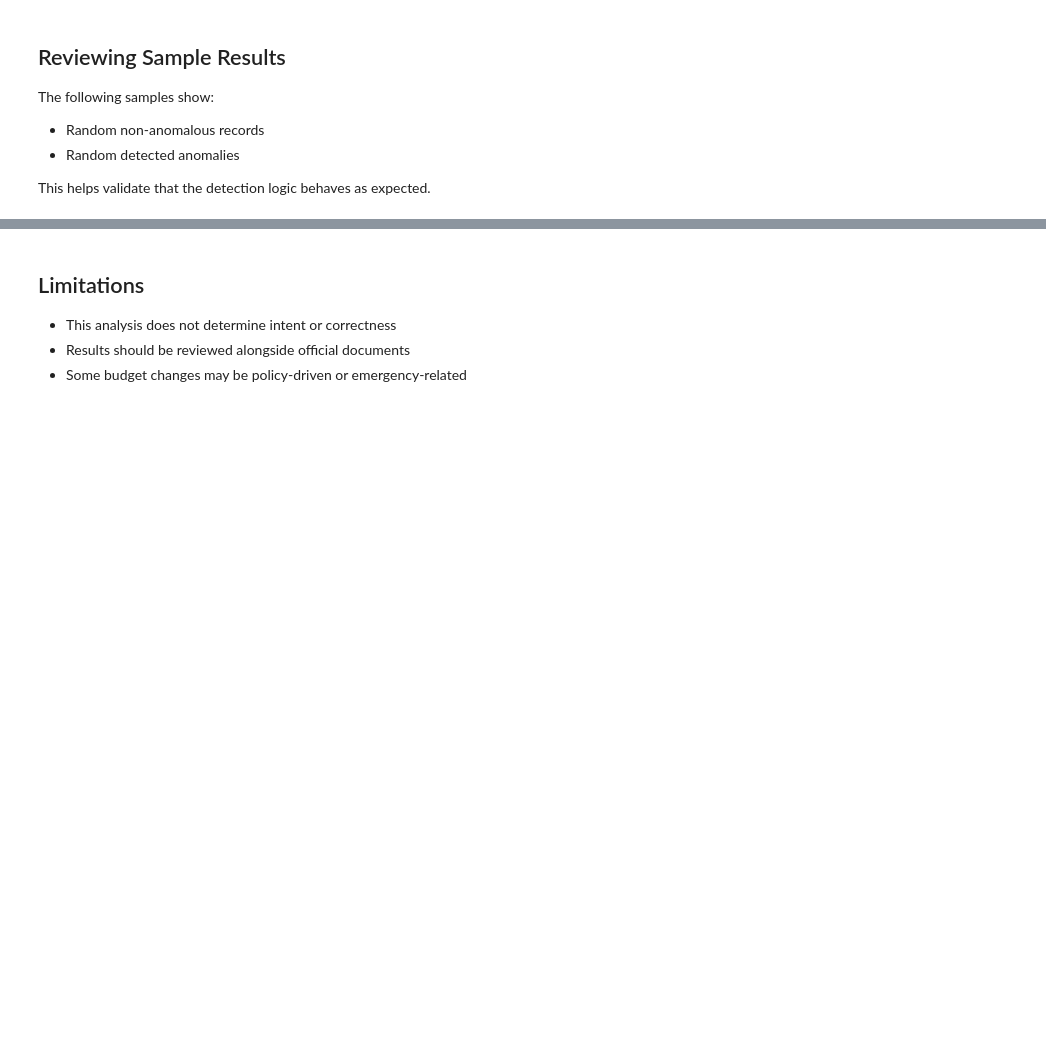
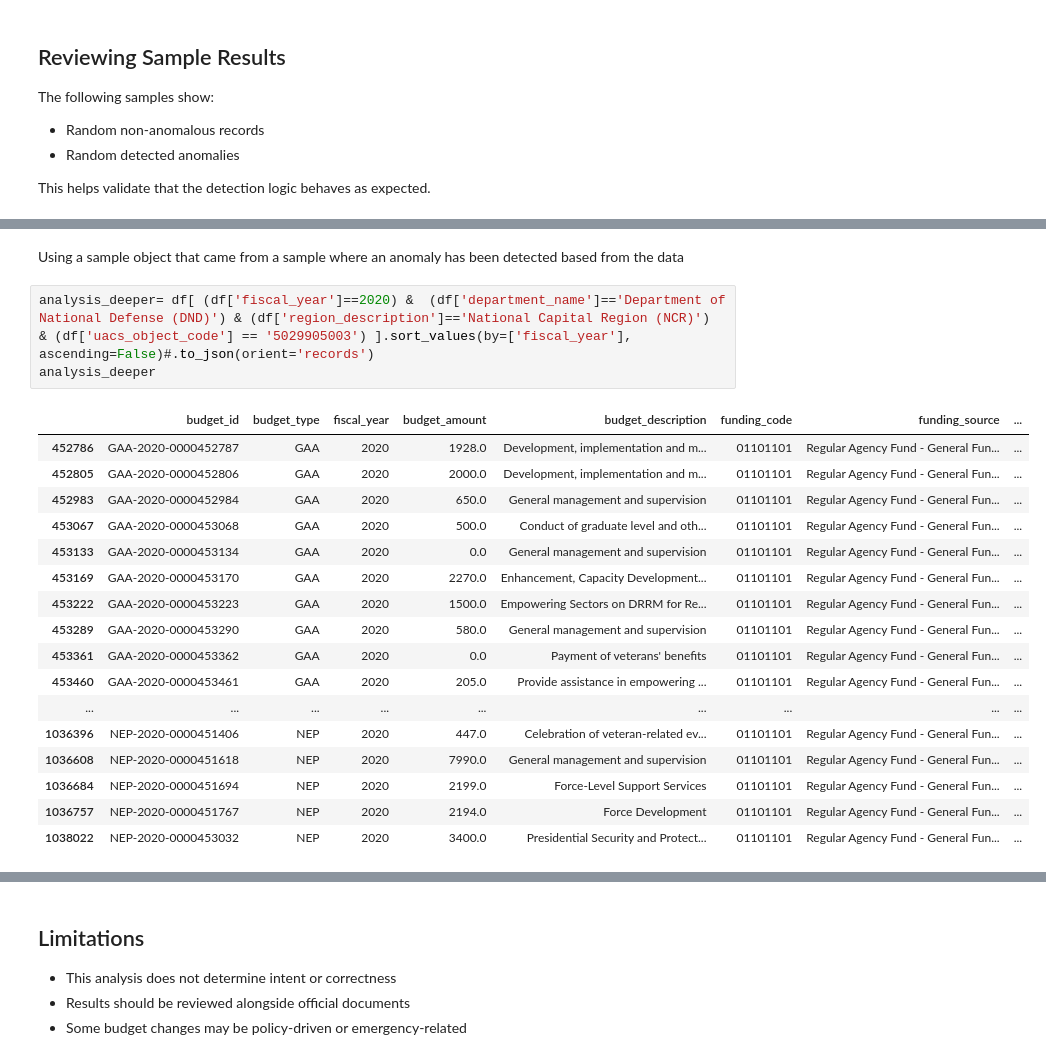
Before and after one commit to msamuelcn/ai-for-good-ph-budget-data, a Jupyter notebook: anomaly_detection_presentation.ipynb, the cells around one changed output, grey strips where cells are left out. Cells and saved outputs as stored; diff of their text form; blank space fills up the shorter version.

```diff
--- a/anomaly_detection_presentation.ipynb
+++ b/anomaly_detection_presentation.ipynb
@@ -249,0 +264,23 @@ merged[merged['is_anomaly']].sample(5, random_state=42)
+# %% [markdown]
+Using a sample object that came from a sample where an anomaly has been detected based from the data
+# %%
+analysis_deeper= df[ (df['fiscal_year']==2020) &  (df['department_name']=='Department of National Defense (DND)') & (df['region_description']=='National Capital Region (NCR)')  & (df['uacs_object_code'] == '5029905003') ].sort_values(by=['fiscal_year'], ascending=False)#.to_json(orient='records')
+analysis_deeper
+# %% [output]
+|  | budget_id | budget_type | fiscal_year | budget_amount | budget_description | funding_code | funding_source | ... |
+| 452786 | GAA-2020-0000452787 | GAA | 2020 | 1928.0 | Development, implementation and m... | 01101101 | Regular Agency Fund - General Fun... | ... |
+| 452805 | GAA-2020-0000452806 | GAA | 2020 | 2000.0 | Development, implementation and m... | 01101101 | Regular Agency Fund - General Fun... | ... |
+| 452983 | GAA-2020-0000452984 | GAA | 2020 | 650.0 | General management and supervision | 01101101 | Regular Agency Fund - General Fun... | ... |
+| 453067 | GAA-2020-0000453068 | GAA | 2020 | 500.0 | Conduct of graduate level and oth... | 01101101 | Regular Agency Fund - General Fun... | ... |
+| 453133 | GAA-2020-0000453134 | GAA | 2020 | 0.0 | General management and supervision | 01101101 | Regular Agency Fund - General Fun... | ... |
+| 453169 | GAA-2020-0000453170 | GAA | 2020 | 2270.0 | Enhancement, Capacity Development... | 01101101 | Regular Agency Fund - General Fun... | ... |
+| 453222 | GAA-2020-0000453223 | GAA | 2020 | 1500.0 | Empowering Sectors on DRRM for Re... | 01101101 | Regular Agency Fund - General Fun... | ... |
+| 453289 | GAA-2020-0000453290 | GAA | 2020 | 580.0 | General management and supervision | 01101101 | Regular Agency Fund - General Fun... | ... |
+| 453361 | GAA-2020-0000453362 | GAA | 2020 | 0.0 | Payment of veterans' benefits | 01101101 | Regular Agency Fund - General Fun... | ... |
+| 453460 | GAA-2020-0000453461 | GAA | 2020 | 205.0 | Provide assistance in empowering ... | 01101101 | Regular Agency Fund - General Fun... | ... |
+| ... | ... | ... | ... | ... | ... | ... | ... | ... |
+| 1036396 | NEP-2020-0000451406 | NEP | 2020 | 447.0 | Celebration of veteran-related ev... | 01101101 | Regular Agency Fund - General Fun... | ... |
+| 1036608 | NEP-2020-0000451618 | NEP | 2020 | 7990.0 | General management and supervision | 01101101 | Regular Agency Fund - General Fun... | ... |
+| 1036684 | NEP-2020-0000451694 | NEP | 2020 | 2199.0 | Force-Level Support Services | 01101101 | Regular Agency Fund - General Fun... | ... |
+| 1036757 | NEP-2020-0000451767 | NEP | 2020 | 2194.0 | Force Development | 01101101 | Regular Agency Fund - General Fun... | ... |
+| 1038022 | NEP-2020-0000453032 | NEP | 2020 | 3400.0 | Presidential Security and Protect... | 01101101 | Regular Agency Fund - General Fun... | ... |
```
Also changed, not shown: parts of 11 cells of this notebook, 2 other files.
